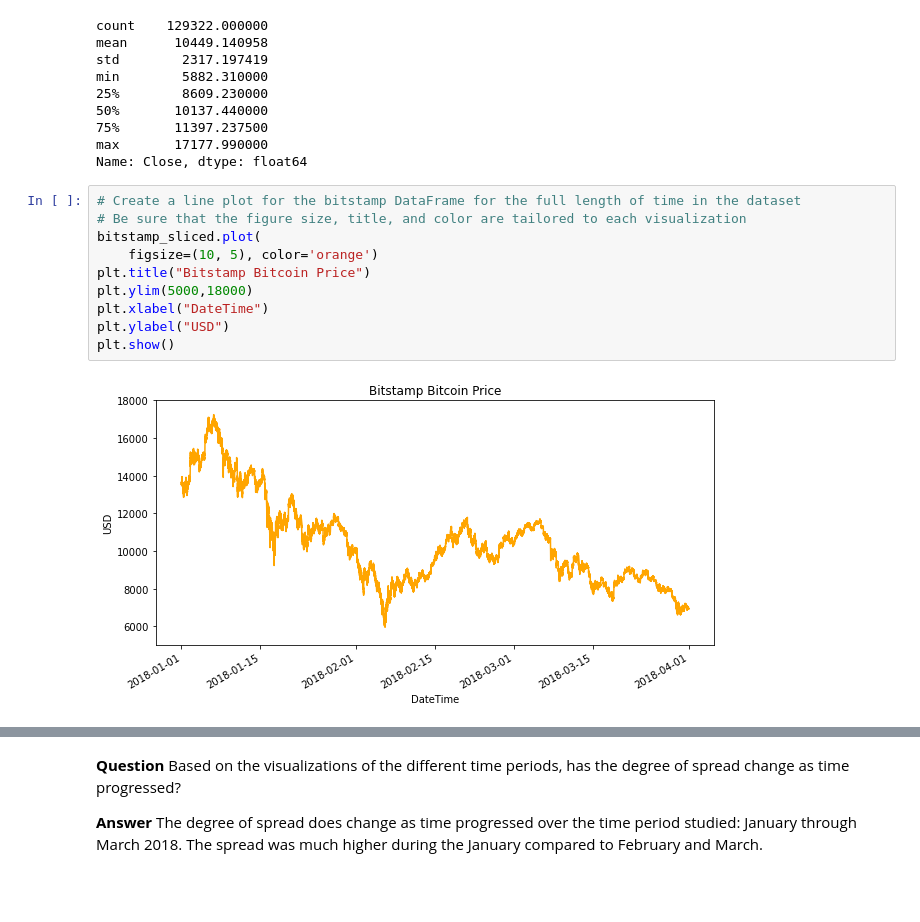
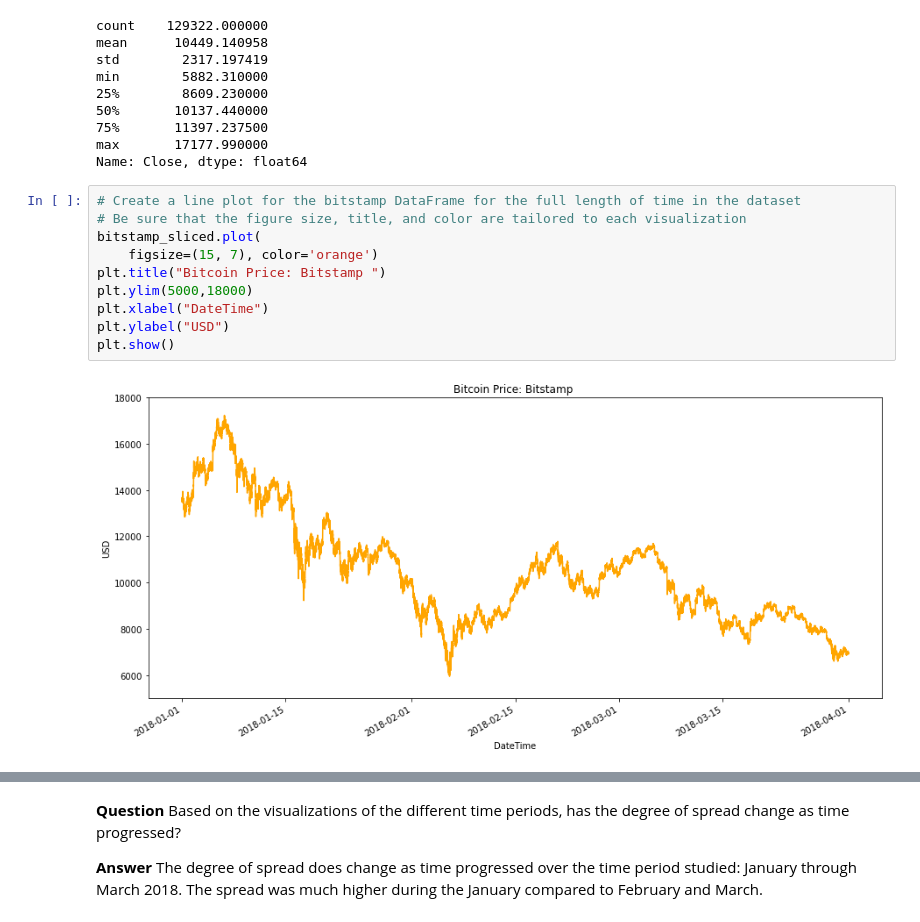
Before and after one commit to ipopester/Bitcoin-Arbitrage-Analysis, a Jupyter notebook: Report/crypto_arbitrage.ipynb, the cells around one changed output, grey strips where cells are left out. Saved outputs shown, nothing was run; the diff lists cells and outputs as text; blank space fills up the shorter version.

Commit message:
Bitcoin Arbitrage Analysis update 211215

```diff
--- a/Report/crypto_arbitrage.ipynb
+++ b/Report/crypto_arbitrage.ipynb
@@ -352,15 +336,15 @@ Name: Close, dtype: float64
 # %%
 # Create a line plot for the bitstamp DataFrame for the full length of time in the dataset
 # Be sure that the figure size, title, and color are tailored to each visualization
 bitstamp_sliced.plot(
-    figsize=(10, 5), color='orange')
-plt.title("Bitstamp Bitcoin Price")
+    figsize=(15, 7), color='orange')
+plt.title("Bitcoin Price: Bitstamp ")
 plt.ylim(5000,18000)
 plt.xlabel("DateTime")
 plt.ylabel("USD")
 plt.show()
 # %% [output]
-[figure, old version]
+[figure, new version]
 # %%
 # Create a line plot for the coinbase DataFrame for the full length of time in the dataset
 # Be sure that the figure size, title, and color are tailored to each visualization
```
Also changed, not shown: parts of 24 cells of this notebook, 1 other file.
